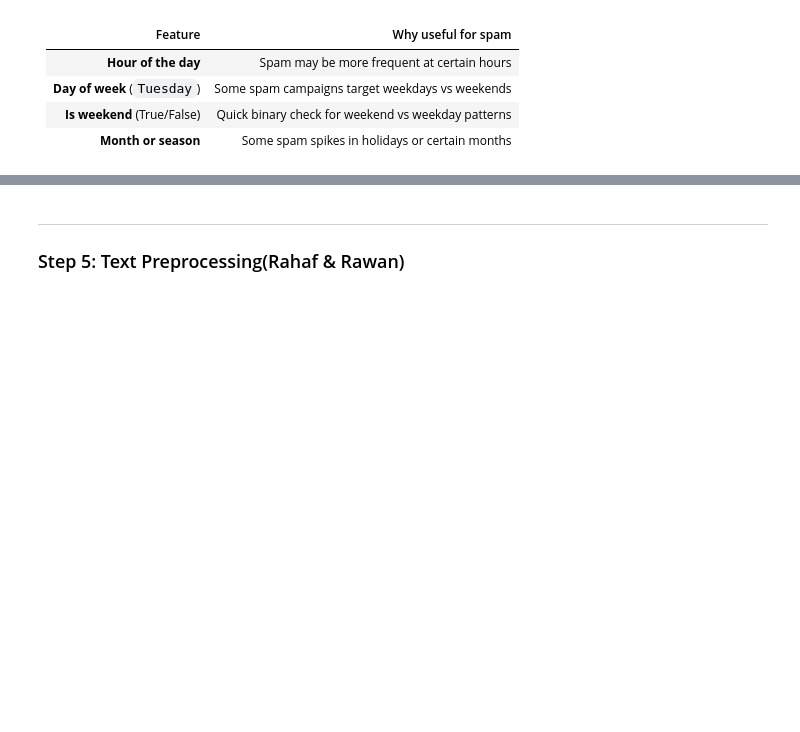
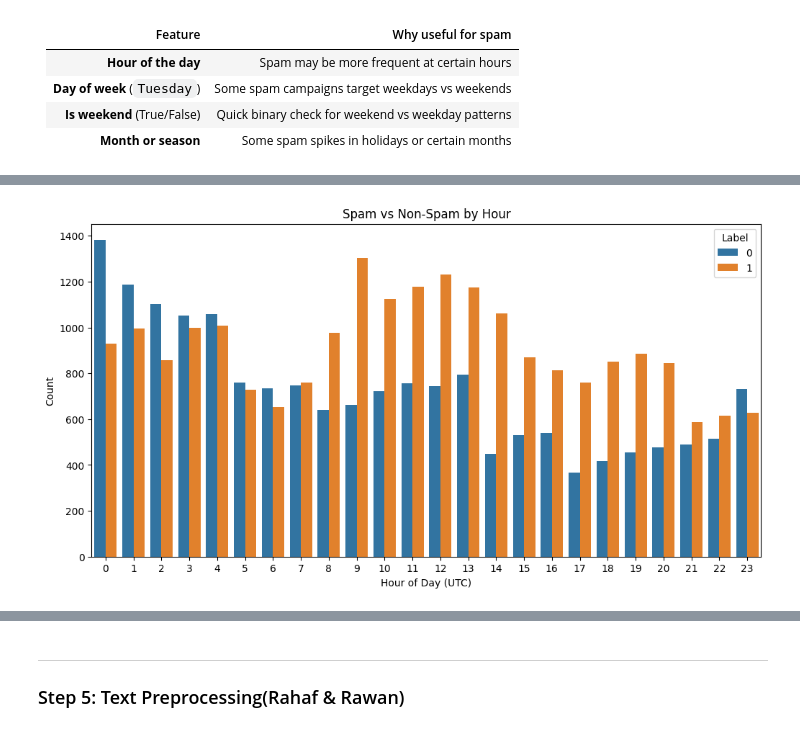
Before and after one commit to Renadyousef/SWE485-Project-Group1, a Jupyter notebook: Phase1_Data_Exploration.ipynb, the cells around one changed output, grey strips where cells are left out. Saved outputs shown, nothing was run; the diff lists cells and outputs as text; code cells hidden in the pictures; blank space fills up the shorter version.

```diff
--- a/Phase1_Data_Exploration.ipynb
+++ b/Phase1_Data_Exploration.ipynb
@@ -569,0 +591,13 @@ Index: []
+# %%
+import matplotlib.pyplot as plt
+import seaborn as sns
+
+plt.figure(figsize=(12,6))
+sns.countplot(x='hour', hue='label', data=df)
+plt.title('Spam vs Non-Spam by Hour')
+plt.xlabel('Hour of Day (UTC)')
+plt.ylabel('Count')
+plt.legend(title='Label', loc='upper right')
+plt.show()
+# %% [output]
+[figure, added]
```
Also changed, not shown: parts of 7 cells of this notebook.
